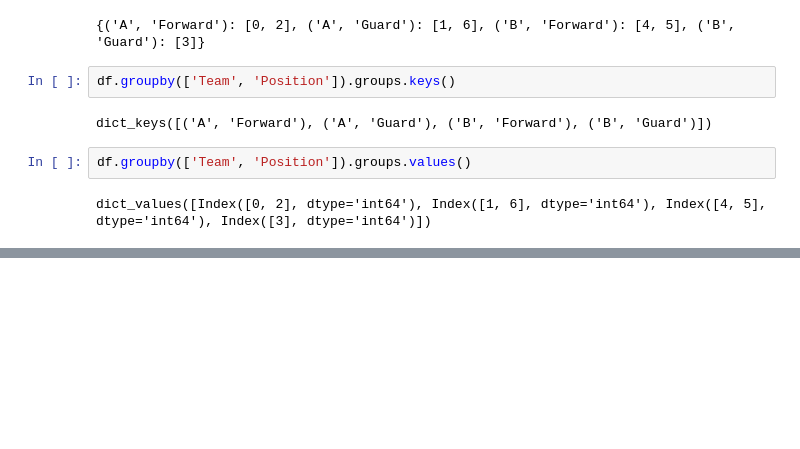
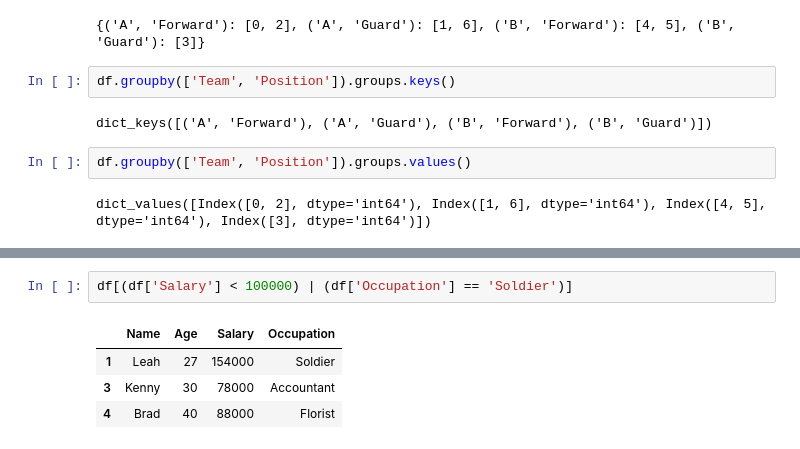
Before and after one commit to fateme-alk/learning, a Jupyter notebook: IBM_data_analysis/module1/IBM_data_analysis.ipynb, the cells around one changed output, grey strips where cells are left out. Cells and saved outputs as stored; diff of their text form; blank space fills up the shorter version.

```diff
--- a/IBM_data_analysis/module1/IBM_data_analysis.ipynb
+++ b/IBM_data_analysis/module1/IBM_data_analysis.ipynb
@@ -986,0 +1181,7 @@ dict_values([Index([0, 2], dtype='int64'), Index([1, 6], dtype='int64'), Index([
+# %%
+df[(df['Salary'] < 100000) | (df['Occupation'] == 'Soldier')]
+# %% [output]
+|  | Name | Age | Salary | Occupation |
+| 1 | Leah | 27 | 154000 | Soldier |
+| 3 | Kenny | 30 | 78000 | Accountant |
+| 4 | Brad | 40 | 88000 | Florist |
```
Also changed, not shown: parts of 32 cells of this notebook.
